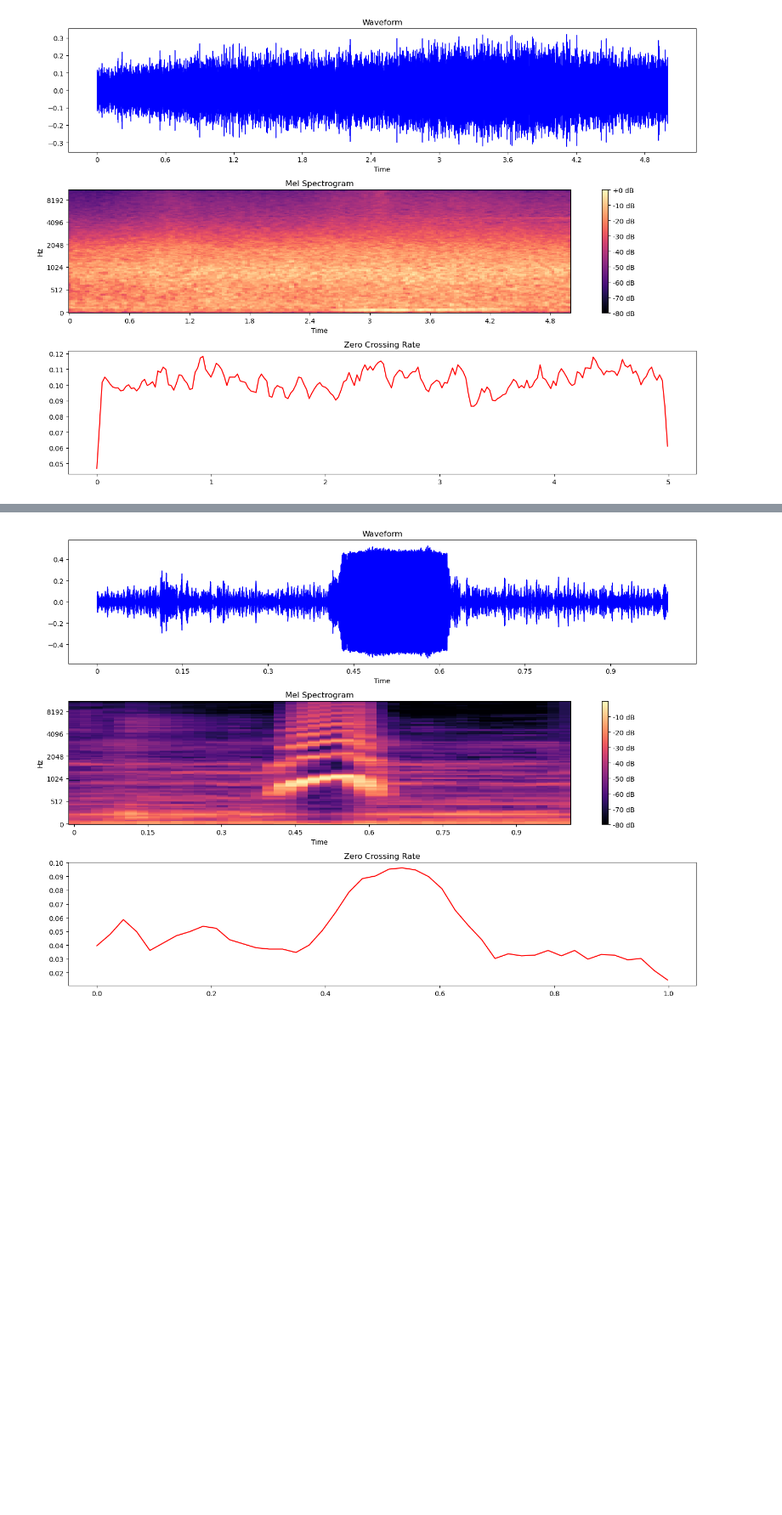
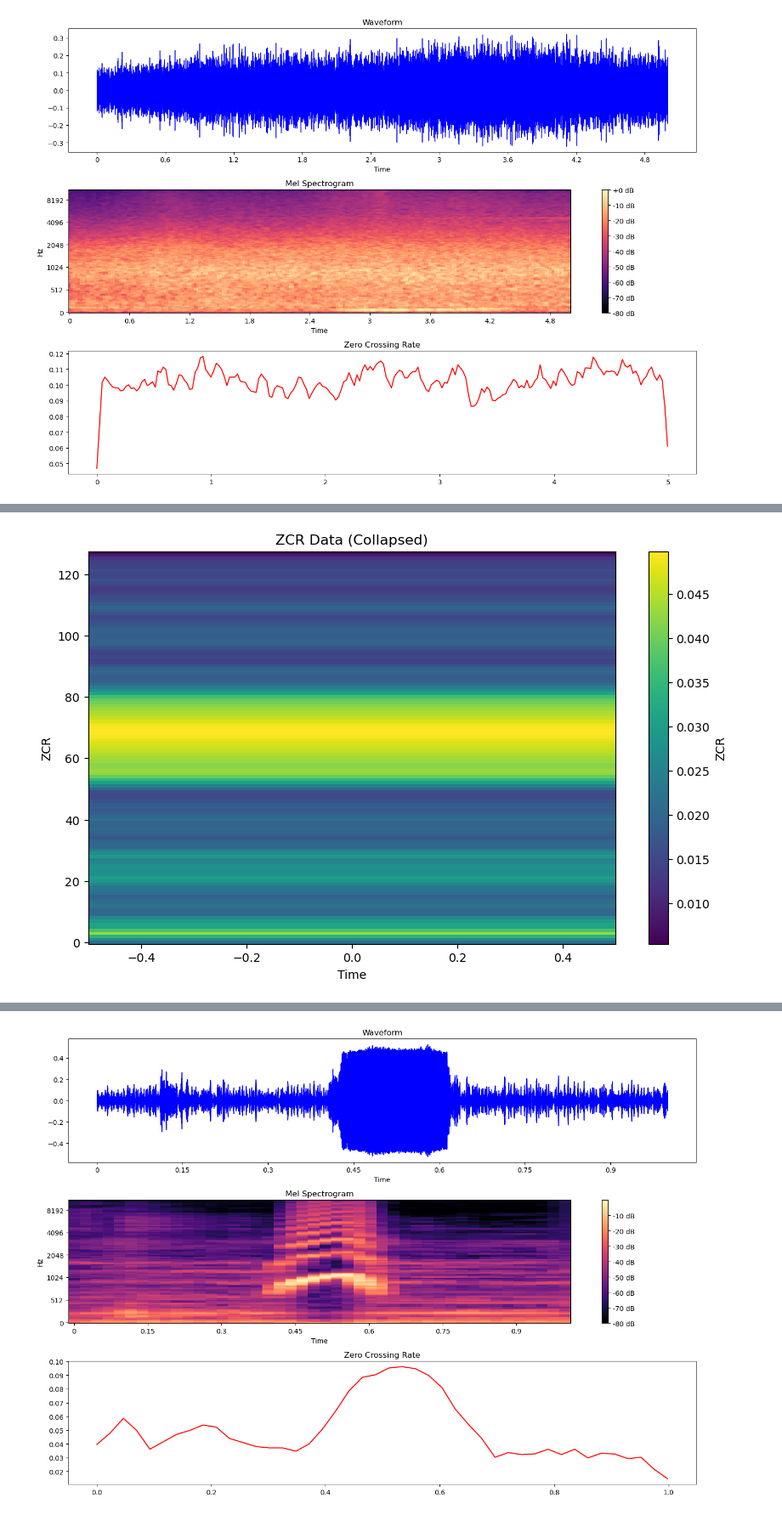
Before and after one commit to PetraWLeka/Machine-Learning, a Jupyter notebook: pengenal_teriak _xexe.ipynb, the cells around one changed output, grey strips where cells are left out. Shown at 85% size. Cells and saved outputs as stored; diff of their text form; code cells hidden in the pictures; blank space fills up the shorter version.

```diff
--- a/pengenal_teriak _xexe.ipynb
+++ b/pengenal_teriak _xexe.ipynb
@@ -65,3 +106,23 @@ plt.show()
+# %%
+import numpy as np
+import matplotlib.pyplot as plt
+
+# Load ZCR data from the file
+zcr_data = np.load('zcr_data.npy')
+
+# Collapse the frequency dimension by taking the mean along axis 1
+collapsed_zcr_data = np.mean(zcr_data, axis=1)
+
+# Plot the collapsed ZCR data
+plt.figure(figsize=(10, 6))
+plt.imshow(collapsed_zcr_data[0], cmap='viridis', origin='lower', aspect='auto')
+plt.title('ZCR Data (Collapsed)')
+plt.xlabel('Time')
+plt.ylabel('ZCR')
+plt.colorbar(label='ZCR')
+plt.show()
+# %% [output]
+[figure, added]
 # %%
 
 file_path = '0-0.wav'
```
Also changed, not shown: parts of 4 cells of this notebook.
